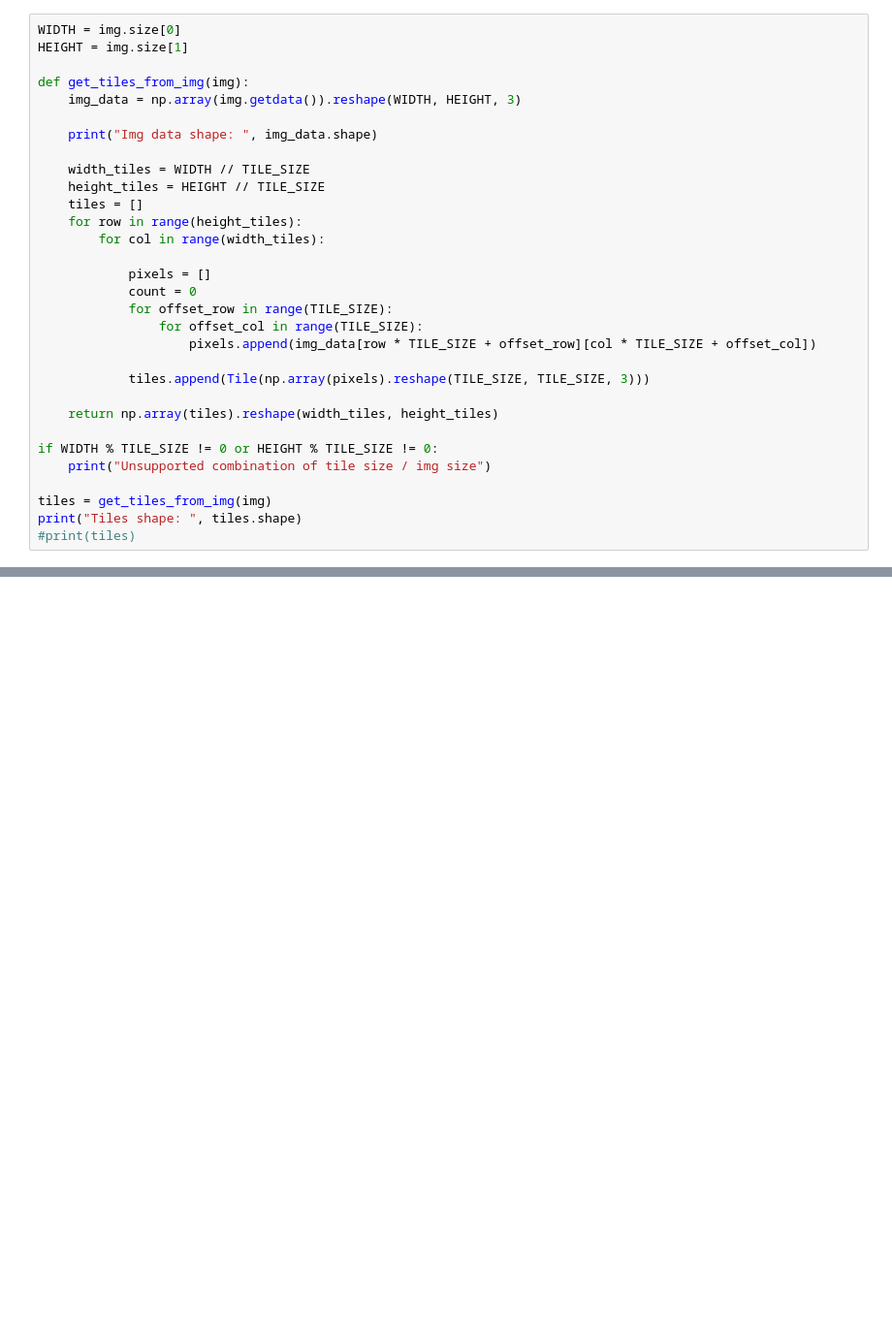
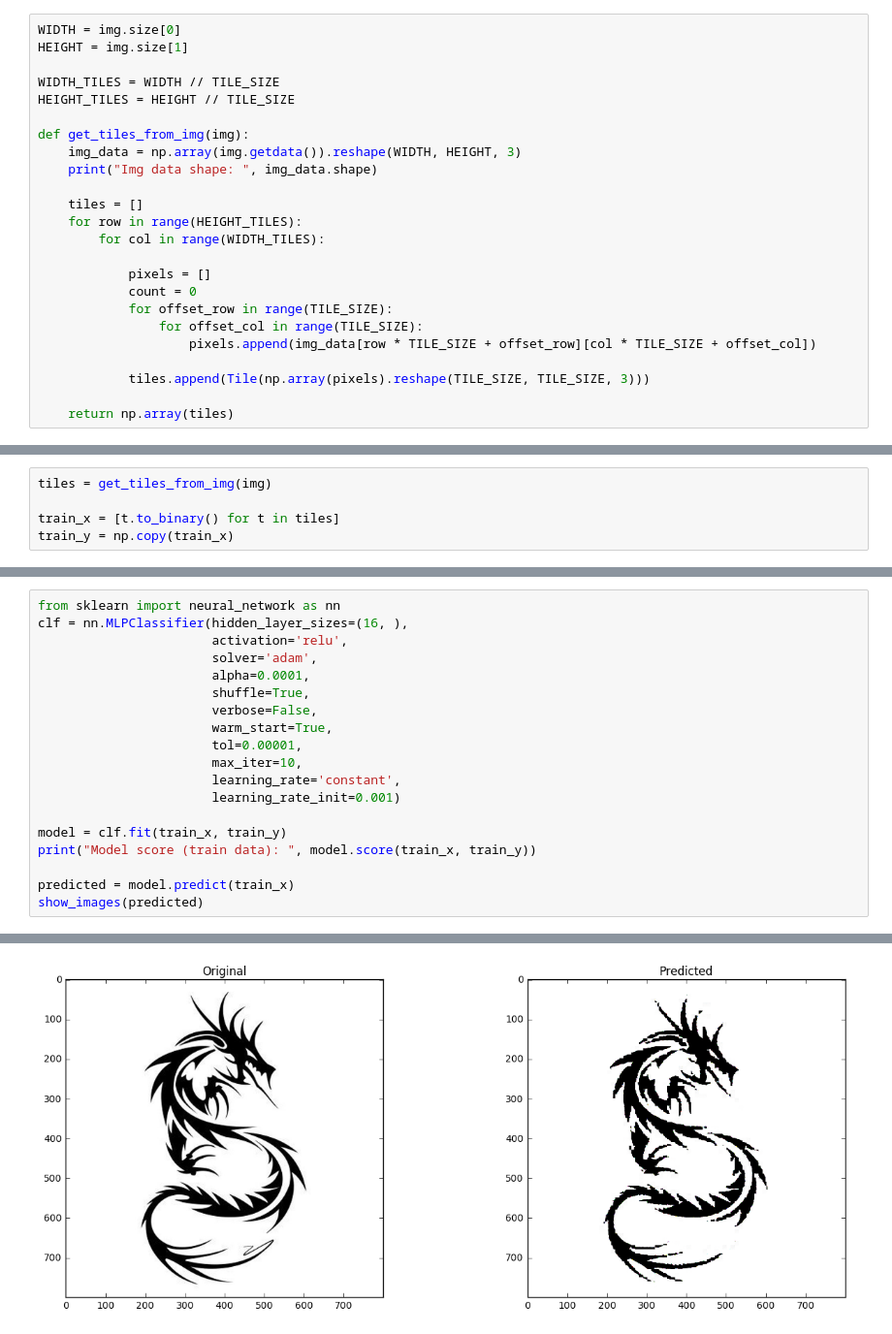
Before and after one commit to Honkl/MFF-NAIL060, a Jupyter notebook: 02/Tiles.ipynb, the cells around one changed output, grey strips where cells are left out. Shown: that part at 97% size. Saved outputs shown, nothing was run; the diff lists cells and outputs as text; blank space fills up the shorter version.

Commit message:
Simple nn for predicting tiles

```diff
--- a/02/Tiles.ipynb
+++ b/02/Tiles.ipynb
@@ -27,16 +32,16 @@ class Tile:
 WIDTH = img.size[0]
 HEIGHT = img.size[1]
 
+WIDTH_TILES = WIDTH // TILE_SIZE
+HEIGHT_TILES = HEIGHT // TILE_SIZE
+
 def get_tiles_from_img(img):
     img_data = np.array(img.getdata()).reshape(WIDTH, HEIGHT, 3)
-
     print("Img data shape: ", img_data.shape)
 
-    width_tiles = WIDTH // TILE_SIZE
-    height_tiles = HEIGHT // TILE_SIZE
     tiles = []
-    for row in range(height_tiles):
-        for col in range(width_tiles):
+    for row in range(HEIGHT_TILES):
+        for col in range(WIDTH_TILES):
 
             pixels = []
             count = 0
@@ -46,11 +51,4 @@ def get_tiles_from_img(img):
 
             tiles.append(Tile(np.array(pixels).reshape(TILE_SIZE, TILE_SIZE, 3)))
 
-    return np.array(tiles).reshape(width_tiles, height_tiles)
-
-if WIDTH % TILE_SIZE != 0 or HEIGHT % TILE_SIZE != 0:
-    print("Unsupported combination of tile size / img size")
-
-tiles = get_tiles_from_img(img)
-print("Tiles shape: ", tiles.shape)
-#print(tiles)
+    return np.array(tiles)
@@ -76,0 +91,5 @@ print_tiles(tiles)
+# %%
+tiles = get_tiles_from_img(img)
+
+train_x = [t.to_binary() for t in tiles]
+train_y = np.copy(train_x)
@@ -76,0 +98,20 @@ print_tiles(tiles)
+# %%
+from sklearn import neural_network as nn
+clf = nn.MLPClassifier(hidden_layer_sizes=(16, ),
+                       activation='relu',
+                       solver='adam',
+                       alpha=0.0001,
+                       shuffle=True,
+                       verbose=False,
+                       warm_start=True,
+                       tol=0.00001,
+                       max_iter=10,
+                       learning_rate='constant',
+                       learning_rate_init=0.001)
+
+model = clf.fit(train_x, train_y)
+print("Model score (train data): ", model.score(train_x, train_y))
+
+predicted = model.predict(train_x)
+show_images(predicted)
+# %% [output]
@@ -76,0 +119 @@ print_tiles(tiles)
+[figure, added]
```
Also changed, not shown: parts of 8 cells of this notebook.
